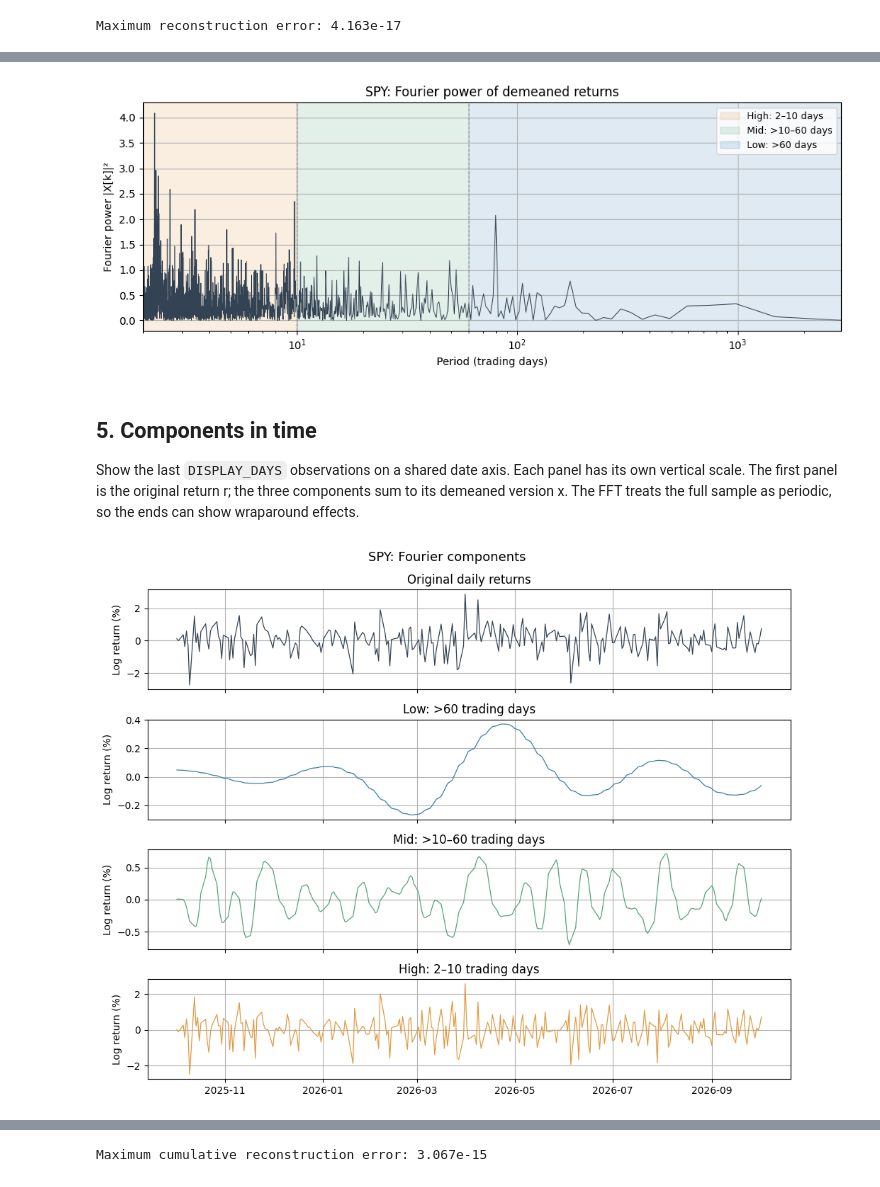
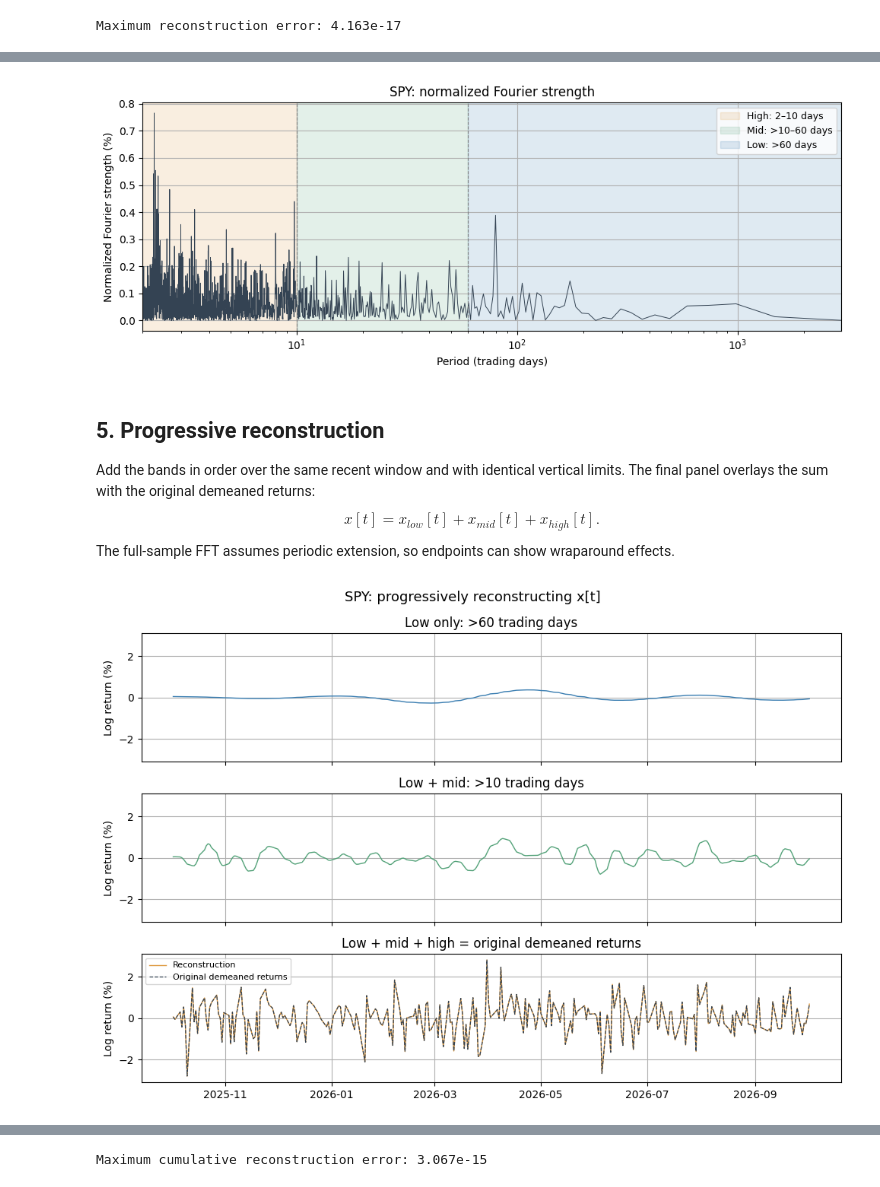
Before and after one commit to IbrahimDaurenov/frequency-domain-analysis, a Jupyter notebook: notebooks/01_fft_decomposition.ipynb, the cells around one changed output, grey strips where cells are left out. Cells and saved outputs as stored; diff of their text form; code cells hidden in the pictures.

```diff
--- a/notebooks/01_fft_decomposition.ipynb
+++ b/notebooks/01_fft_decomposition.ipynb
@@ -120,35 +126,44 @@ fig, ax = plt.subplots(figsize=(10, 4))
 ax.axvspan(2, HIGH_PERIOD, color="#df9b43", alpha=0.16, label=f"High: 2–{HIGH_PERIOD} days")
 ax.axvspan(HIGH_PERIOD, LOW_PERIOD, color="#55a37a", alpha=0.16, label=f"Mid: >{HIGH_PERIOD}–{LOW_PERIOD} days")
 ax.axvspan(LOW_PERIOD, N, color="#397db1", alpha=0.16, label=f"Low: >{LOW_PERIOD} days")
-ax.plot(periods[1:], power[1:], color="#344353", linewidth=0.7)
+ax.plot(periods[1:], 100 * p[1:], color="#344353", linewidth=0.7)
 ax.axvline(HIGH_PERIOD, color="grey", linestyle="--", linewidth=0.8)
 ax.axvline(LOW_PERIOD, color="grey", linestyle="--", linewidth=0.8)
 ax.set(xscale="log", xlim=(2, N), xlabel="Period (trading days)",
-       ylabel="Fourier power |X[k]|²", title=f"{TICKER}: Fourier power of demeaned returns")
+       ylabel="Normalized Fourier strength (%)", title=f"{TICKER}: normalized Fourier strength")
 ax.legend(fontsize=9)
 fig.tight_layout()
 fig.savefig(FIGURES / "01_power_spectrum.png", dpi=150)
 plt.show()
 # %% [output]
-[figure, old version]
+[figure, new version]
 # %% [markdown]
-## 5. Components in time
-Show the last `DISPLAY_DAYS` observations on a shared date axis. Each panel has its own vertical scale. The first panel is the original return r; the three components sum to its demeaned version x. The FFT treats the full sample as periodic, so the ends can show wraparound effects.
+## 5. Progressive reconstruction
+Add the bands in order over the same recent window and with identical vertical limits. The final panel overlays the sum with the original demeaned returns:
+$$x[t]=x_{low}[t]+x_{mid}[t]+x_{high}[t].$$
+The full-sample FFT assumes periodic extension, so endpoints can show wraparound effects.
 # %%
 dates = returns.index
 view = slice(-DISPLAY_DAYS, None)
-series = [r, x_low, x_mid, x_high]
-labels = ["Original daily returns", f"Low: >{LOW_PERIOD} trading days",
-          f"Mid: >{HIGH_PERIOD}–{LOW_PERIOD} trading days", f"High: 2–{HIGH_PERIOD} trading days"]
-colors = ["#344353", "#397db1", "#55a37a", "#df9b43"]
-fig, axes = plt.subplots(4, 1, figsize=(10, 8), sharex=True)
+low_only = x_low
+low_plus_mid = x_low + x_mid
+low_plus_mid_plus_high = x_low + x_mid + x_high
+series = [low_only, low_plus_mid, low_plus_mid_plus_high]
+labels = [f"Low only: >{LOW_PERIOD} trading days",
+          f"Low + mid: >{HIGH_PERIOD} trading days", "Low + mid + high = original demeaned returns"]
+colors = ["#397db1", "#55a37a", "#df9b43"]
+limit = 1.1 * np.max(np.abs(np.array(series)[:, view])) * 100
+fig, axes = plt.subplots(3, 1, figsize=(10, 7), sharex=True, sharey=True)
 for ax, values, label, color in zip(axes, series, labels, colors):
-    ax.plot(dates[view], values[view] * 100, color=color, linewidth=0.9)
-    ax.set(title=label, ylabel="Log return (%)")
-fig.suptitle(f"{TICKER}: Fourier components", fontsize=13)
+    ax.plot(dates[view], values[view] * 100, color=color, linewidth=1, label="Reconstruction")
+    ax.set(title=label, ylabel="Log return (%)", ylim=(-limit, limit))
+axes[2].plot(dates[view], x[view] * 100, color="#344353", linewidth=0.9,
+             linestyle="--", label="Original demeaned returns")
+axes[2].legend(fontsize=8)
+fig.suptitle(f"{TICKER}: progressively reconstructing x[t]", fontsize=13)
 fig.tight_layout()
-fig.savefig(FIGURES / "02_return_components.png", dpi=150)
+fig.savefig(FIGURES / "02_progressive_reconstruction.png", dpi=150)
 plt.show()
 # %% [output]
-[figure, old version]
+[figure, new version]
 # %% [markdown]
```
Also changed, not shown: parts of 6 cells of this notebook, 6 other files.
